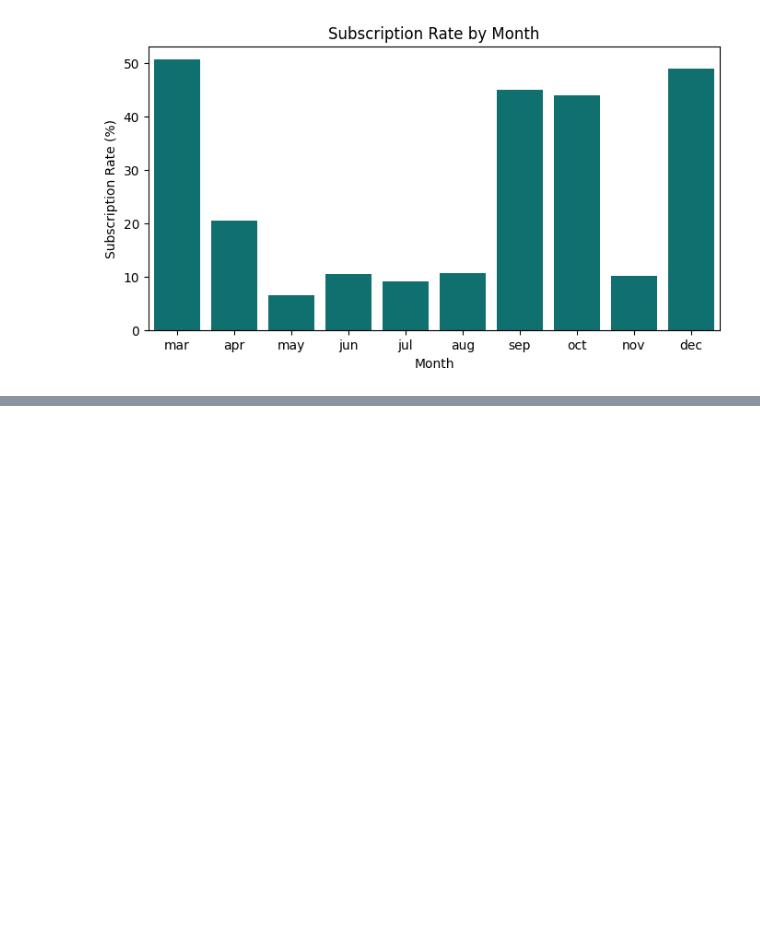
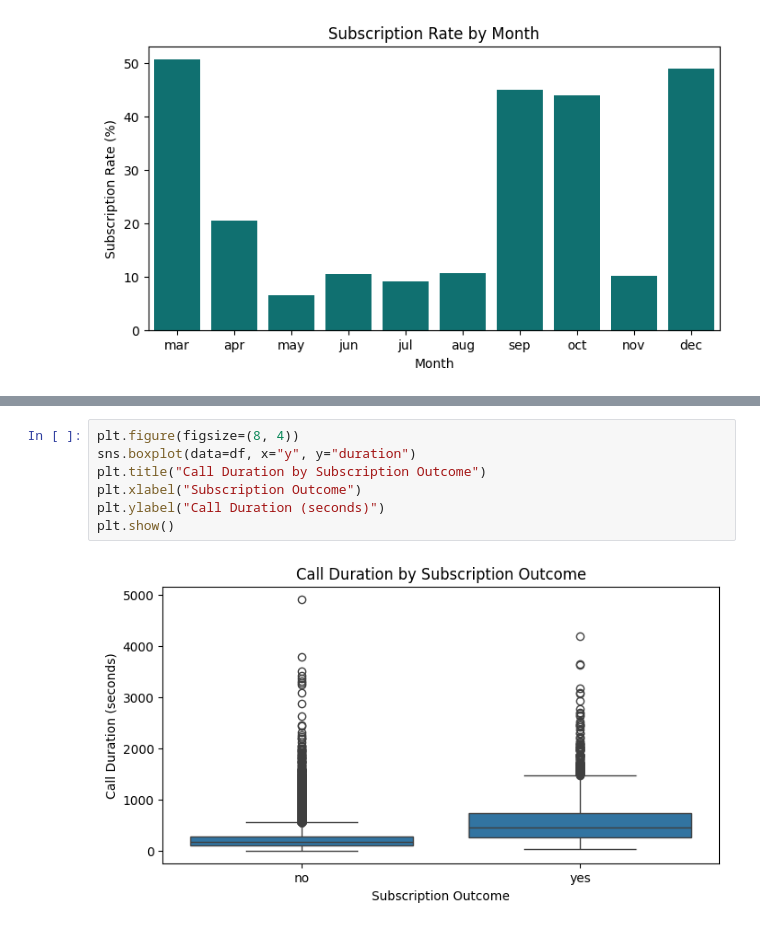
Before and after one commit to Chandni-R53/Marketing-Campaign-Analysis, a Jupyter notebook: analysis.ipynb, the cells around one changed output, grey strips where cells are left out. Drawn from its saved outputs; the diff is of its cells as text; blank space fills up the shorter version.

```diff
--- a/analysis.ipynb
+++ b/analysis.ipynb
@@ -536,0 +729,9 @@ plt.show()
+# %%
+plt.figure(figsize=(8, 4))
+sns.boxplot(data=df, x="y", y="duration")
+plt.title("Call Duration by Subscription Outcome")
+plt.xlabel("Subscription Outcome")
+plt.ylabel("Call Duration (seconds)")
+plt.show()
+# %% [output]
+[figure, added]
```
Also changed, not shown: parts of 28 cells of this notebook.
